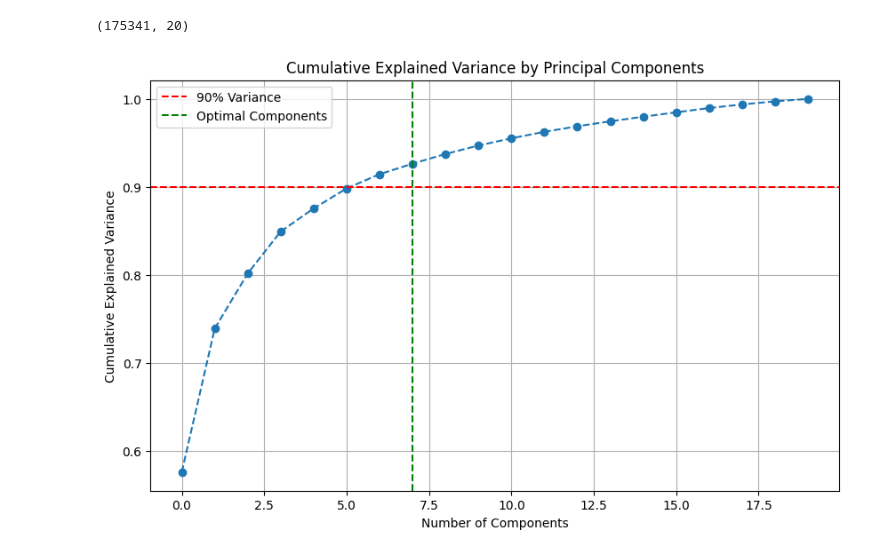
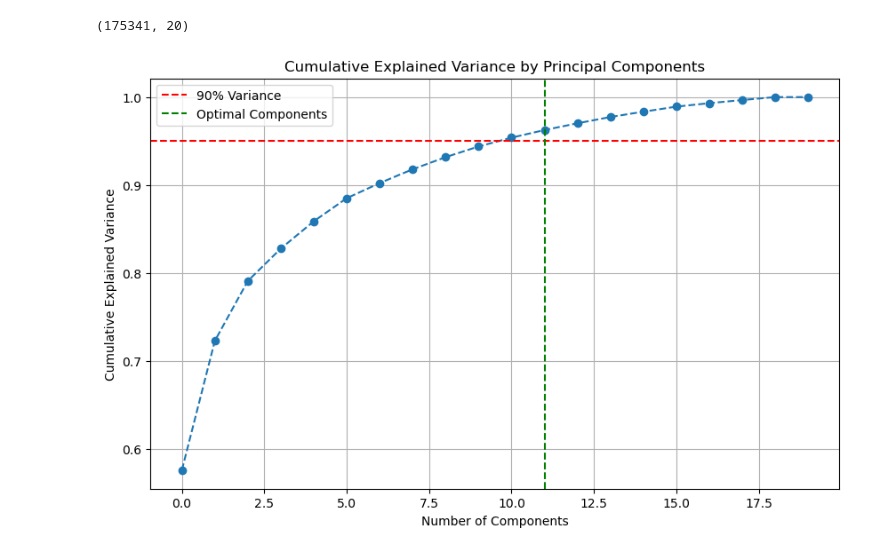
Before and after one commit to FrancescoMichael/Tubes2-AI, a Jupyter notebook: test.ipynb, the cells around one changed output. Cells and saved outputs as stored; diff of their text form; code cells hidden in the pictures.

Commit message:
feat: preprocess

```diff
--- a/test.ipynb
+++ b/test.ipynb
@@ -151,11 +214,23 @@ for col in df_numeric.columns:
+# %%
+from sklearn.preprocessing import PowerTransformer
+import numpy as np
+
+# Initialize the Yeo-Johnson transformer
+yeo_johnson_transformer = PowerTransformer(method='yeo-johnson')
+
+# Apply the transformation to columns with skewness > 1 (adjust the threshold as needed)
+for col in df_numeric.columns:
+    if df_numeric[col].skew() > 1:  # You can adjust the threshold for skewness
+        # Reshape the data to apply the transformer (1D to 2D)
+        df_train[col] = yeo_johnson_transformer.fit_transform(df_train[[col]])
 # %%
-for feature in df_numeric.columns:
-    # Check if the maximum value is greater than 10 times the median and greater than 10
-    if df_numeric[feature].max() > 10 * df_numeric[feature].median() and df_numeric[feature].max() > 10:
-        # Cap the values at the 95th percentile
-        df_train[feature] = np.where(df_train[feature] < df_numeric[feature].quantile(0.95),
-                                      df_train[feature],
-                                      df_numeric[feature].quantile(0.95))
+# for feature in df_numeric.columns:
+#     # Check if the maximum value is greater than 10 times the median and greater than 10
+#     if df_numeric[feature].max() > 10 * df_numeric[feature].median() and df_numeric[feature].max() > 10:
+#         # Cap the values at the 95th percentile
+#         df_train[feature] = np.where(df_train[feature] < df_numeric[feature].quantile(0.95),
+#                                       df_train[feature],
+#                                       df_numeric[feature].quantile(0.95))
 # %%
 Q1 = df_numeric.quantile(0.25)
 Q3 = df_numeric.quantile(0.75)
@@ -178,3 +274,6 @@ for column in df_numeric.columns:
 # for feature in df_cat.columns:
 #     if df_cat[feature].nunique()>6:
 #         df_train[feature] = np.where(df_train[feature].isin(df_train[feature].value_counts().head().index), df_train[feature], '-')
+# %%
+# creating new features
+df_train['network_bytes'] = df_train['sbytes'] + df_train['dbytes']
@@ -209,5 +364,5 @@ X_selected.shape
 scaler = StandardScaler()
 X_scaled = scaler.fit_transform(X_selected)
 # %%
-# power_transformer = PowerTransformer(method='yeo-johnson')  # You can also use 'box-cox' if all data is positive
-# X_power_transformed = power_transformer.fit_transform(X_scaled)
+power_transformer = PowerTransformer(method='yeo-johnson')  # You can also use 'box-cox' if all data is positive
+X_power_transformed = power_transformer.fit_transform(X_scaled)
@@ -214,26 +383,26 @@ X_scaled = scaler.fit_transform(X_selected)
 # %%
 pca = PCA()
-pca.fit(X_scaled)
+pca.fit(X_power_transformed)
 
 # Get the explained variance ratio
 explained_variance = pca.explained_variance_ratio_
 cumulative_variance = np.cumsum(explained_variance)
 
-variance_threshold = 0.9
+variance_threshold = 0.95
 
 # Plotting
 plt.figure(figsize=(10, 6))
 plt.plot(cumulative_variance, marker='o', linestyle='--')
 plt.title('Cumulative Explained Variance by Principal Components')
 plt.xlabel('Number of Components')
 plt.ylabel('Cumulative Explained Variance')
 plt.axhline(y=variance_threshold, color='r', linestyle='--', label='90% Variance')
 plt.axvline(x=np.argmax(cumulative_variance >= variance_threshold) + 1, color='g', linestyle='--', label='Optimal Components')
 plt.legend()
 plt.grid()
 plt.show()
 # %% [output]
-[figure, old version]
+[figure, new version]
 # %%
 optimal_components = np.argmax(cumulative_variance >= variance_threshold) + 1
 print(f'Optimal number of components to retain 90% variance: {optimal_components}')
```
Also changed, not shown: parts of 17 cells of this notebook.
